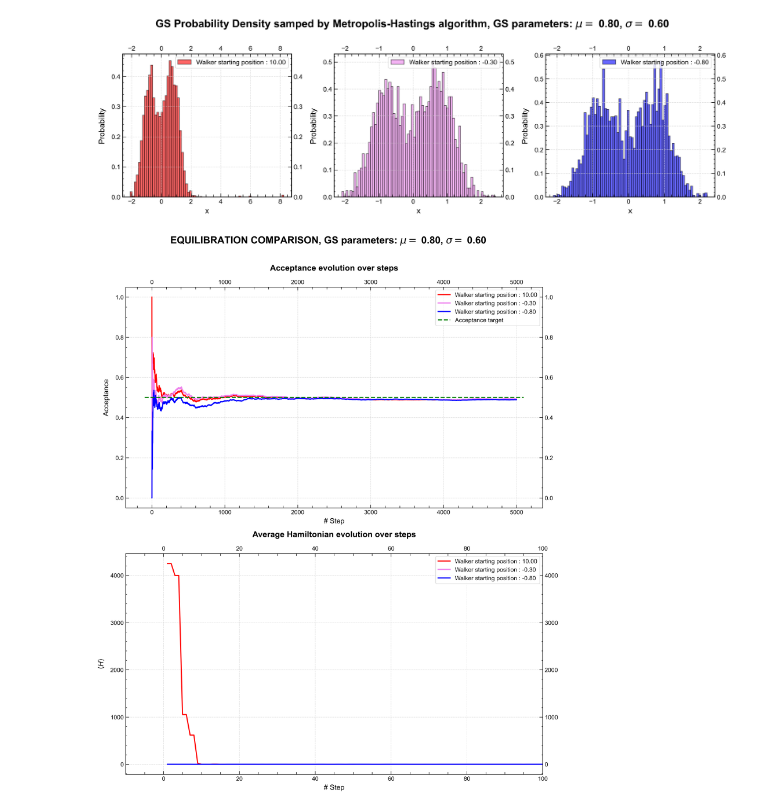
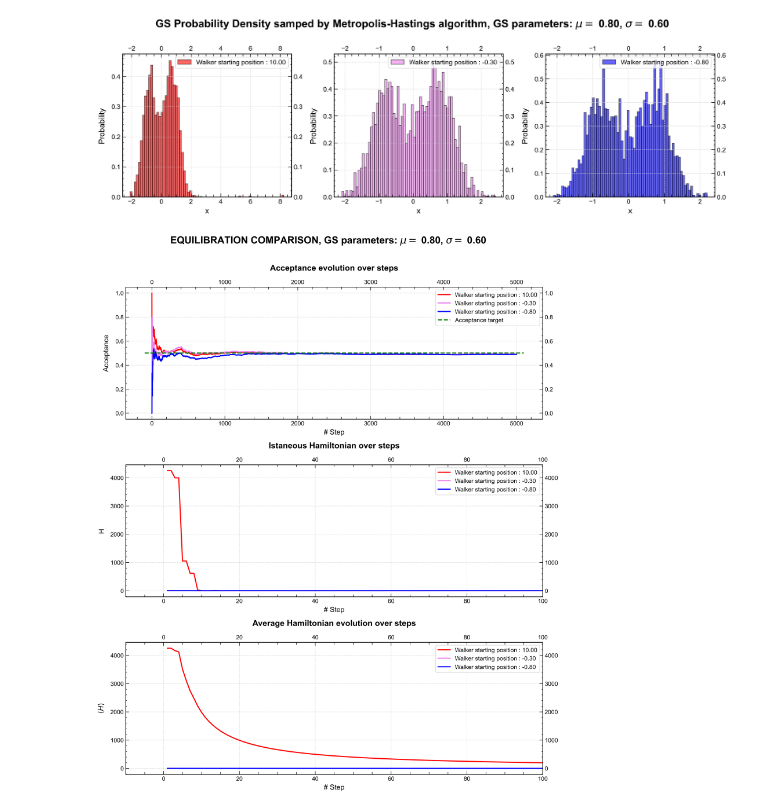
Before and after one commit to tomcnc/NSL, a Jupyter notebook: LSN_08/LSN_Notebook_8.ipynb, the cells around one changed output. Cells and saved outputs as stored; diff of their text form; code cells hidden in the pictures.

```diff
--- a/LSN_08/LSN_Notebook_8.ipynb
+++ b/LSN_08/LSN_Notebook_8.ipynb
@@ -169,49 +261,56 @@ Errore: File 'equilibration/scenario1/INPUT/input.data' non trovato.
 # %%
 fig, axs = plt.subplots(1,3,figsize=(15,5))
 
 plt.suptitle(rf"GS Probability Density samped by Metropolis-Hastings algorithm, GS parameters: $\mu = $ {mu:.2f}, $\sigma =$ {sigma:.2f}", fontsize=18, fontweight='bold')
 
 axs[0].hist(pos1, bins=75, color='red', alpha=0.6, density=True, edgecolor='black', label=f'Walker starting position : {walker_start1:.2f}')
 axs[0].set_xlabel('x', labelpad=5)
 axs[0].set_ylabel('Probability', labelpad=10)
 axs[0].legend()
 axs[1].hist(pos2, bins=75, color='violet', alpha=0.6, density=True, edgecolor='black', label=f'Walker starting position : {walker_start2:.2f}')
 axs[1].set_xlabel('x', labelpad=5)
 axs[1].set_ylabel('Probability', labelpad=10)
 axs[1].legend()
 axs[2].hist(pos3, bins=75, color='blue', alpha=0.6, density=True, edgecolor='black', label=f'Walker starting position : {walker_start3:.2f}')
 axs[2].set_xlabel('x', labelpad=5)
 axs[2].set_ylabel('Probability', labelpad=10)
 axs[2].legend()
 
 fig.tight_layout(rect=[0, 0.03, 1, 0.97])
+
+fig, axs = plt.subplots(3,1,figsize=(12,15))
+
+plt.suptitle(rf"EQUILIBRATION COMPARISON, GS parameters: $\mu = $ {mu:.2f}, $\sigma =$ {sigma:.2f}", fontsize=18, fontweight='bold')
+
+axs[0].set_title("Acceptance evolution over steps", pad=30)
+axs[0].plot(step, acceptance1, color='red', label=f'Walker starting position : {walker_start1:.2f}')
+axs[0].plot(step, acceptance2, color='violet', label=f'Walker starting position : {walker_start2:.2f}')
+axs[0].plot(step, acceptance3, color='blue', label=f'Walker starting position : {walker_start3:.2f}')
+axs[0].set_xlabel('# Step', labelpad=5)
+axs[0].set_ylabel('Acceptance', labelpad=10)
+axs[0].hlines(0.5, xmin, xmax, color='green', linestyle='--', label='Acceptance target')
+axs[0].legend()
+
+axs[1].set_title("Istaneous Hamiltonian over steps", pad=30)
+axs[1].plot(step, h1, color='red', label=f'Walker starting position : {walker_start1:.2f}')
+axs[1].plot(step, h2, color='violet', label=f'Walker starting position : {walker_start2:.2f}')
+axs[1].plot(step, h3, color='blue', label=f'Walker starting position : {walker_start3:.2f}')
+axs[1].set_xlabel('# Step', labelpad=5)
+axs[1].set_ylabel('H', labelpad=10)
+axs[1].set_xlim(-10, 100)
+axs[1].legend()
+
+axs[2].set_title("Average Hamiltonian evolution over steps", pad=30)
+axs[2].plot(step, H1, color='red', label=f'Walker starting position : {walker_start1:.2f}')
+axs[2].plot(step, H2, color='violet', label=f'Walker starting position : {walker_start2:.2f}')
+axs[2].plot(step, H3, color='blue', label=f'Walker starting position : {walker_start3:.2f}')
+axs[2].set_xlabel('# Step', labelpad=5)
+axs[2].set_ylabel(r'$\langle H \rangle$', labelpad=10)
+axs[2].set_xlim(-10, 100)
+axs[2].legend()
+
+fig.tight_layout(rect=[0, 0.03, 1, 0.97])
 plt.show()
 # %% [output]
 [figure]
+[figure, added]
-# %%
-fig, axs = plt.subplots(2,1,figsize=(12,15))
-
-plt.suptitle(rf"EQUILIBRATION COMPARISON, GS parameters: $\mu = $ {mu:.2f}, $\sigma =$ {sigma:.2f}", fontsize=18, fontweight='bold')
-
-axs[0].set_title("Acceptance evolution over steps", pad=30)
-axs[0].plot(step, acceptance1, color='red', label=f'Walker starting position : {walker_start1:.2f}')
-axs[0].plot(step, acceptance2, color='violet', label=f'Walker starting position : {walker_start2:.2f}')
-axs[0].plot(step, acceptance3, color='blue', label=f'Walker starting position : {walker_start3:.2f}')
-axs[0].set_xlabel('# Step', labelpad=5)
-axs[0].set_ylabel('Acceptance', labelpad=10)
-axs[0].hlines(0.5, xmin, xmax, color='green', linestyle='--', label='Acceptance target')
-axs[0].legend()
-
-axs[1].set_title("Average Hamiltonian evolution over steps", pad=30)
-axs[1].plot(step, h1, color='red', label=f'Walker starting position : {walker_start1:.2f}')
-axs[1].plot(step, h2, color='violet', label=f'Walker starting position : {walker_start2:.2f}')
-axs[1].plot(step, h3, color='blue', label=f'Walker starting position : {walker_start3:.2f}')
-axs[1].set_xlabel('# Step', labelpad=5)
-axs[1].set_ylabel(r'$\langle H \rangle$', labelpad=10)
-axs[1].set_xlim(-10, 100)
-axs[1].legend()
-
-fig.tight_layout(rect=[0, 0.03, 1, 0.97])
-plt.show()
-# %% [output]
-[figure, removed]
```
Also changed, not shown: parts of 18 cells of this notebook, 25 other files.
